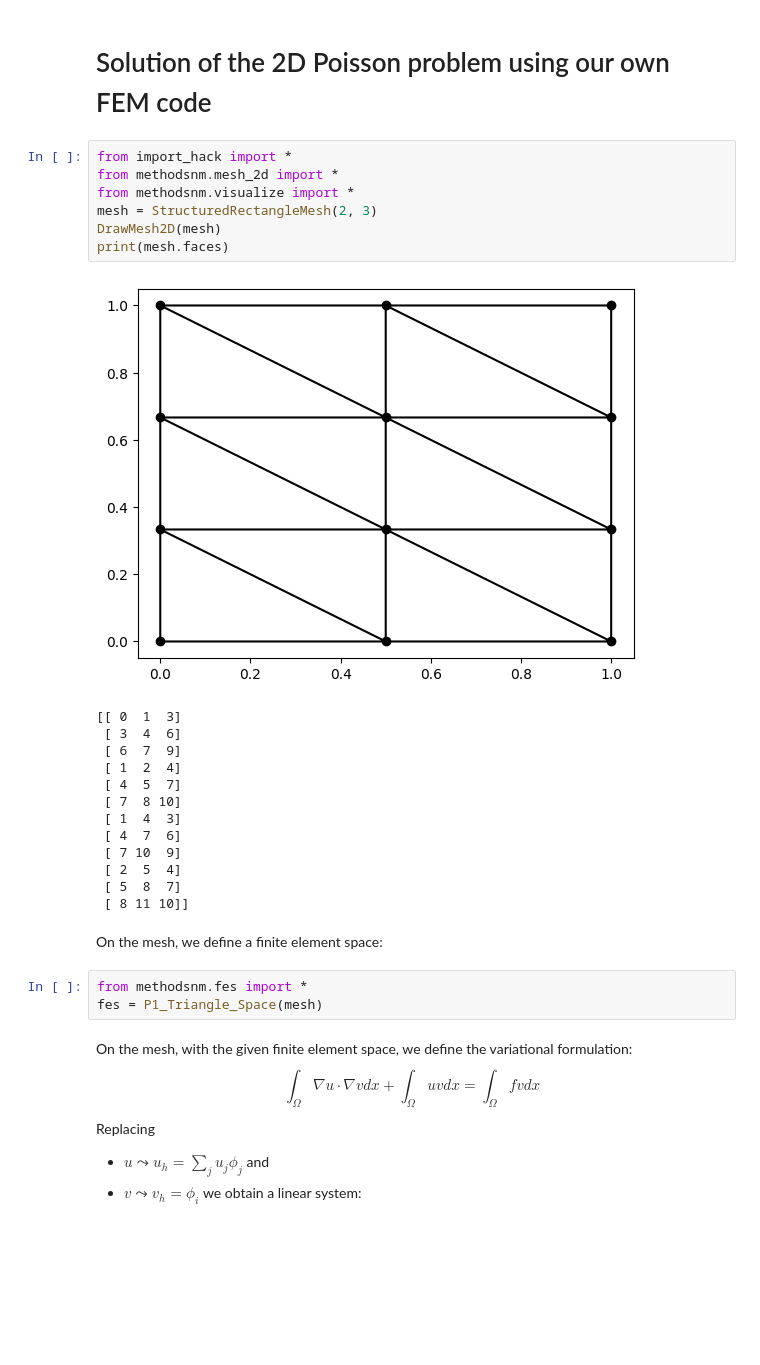
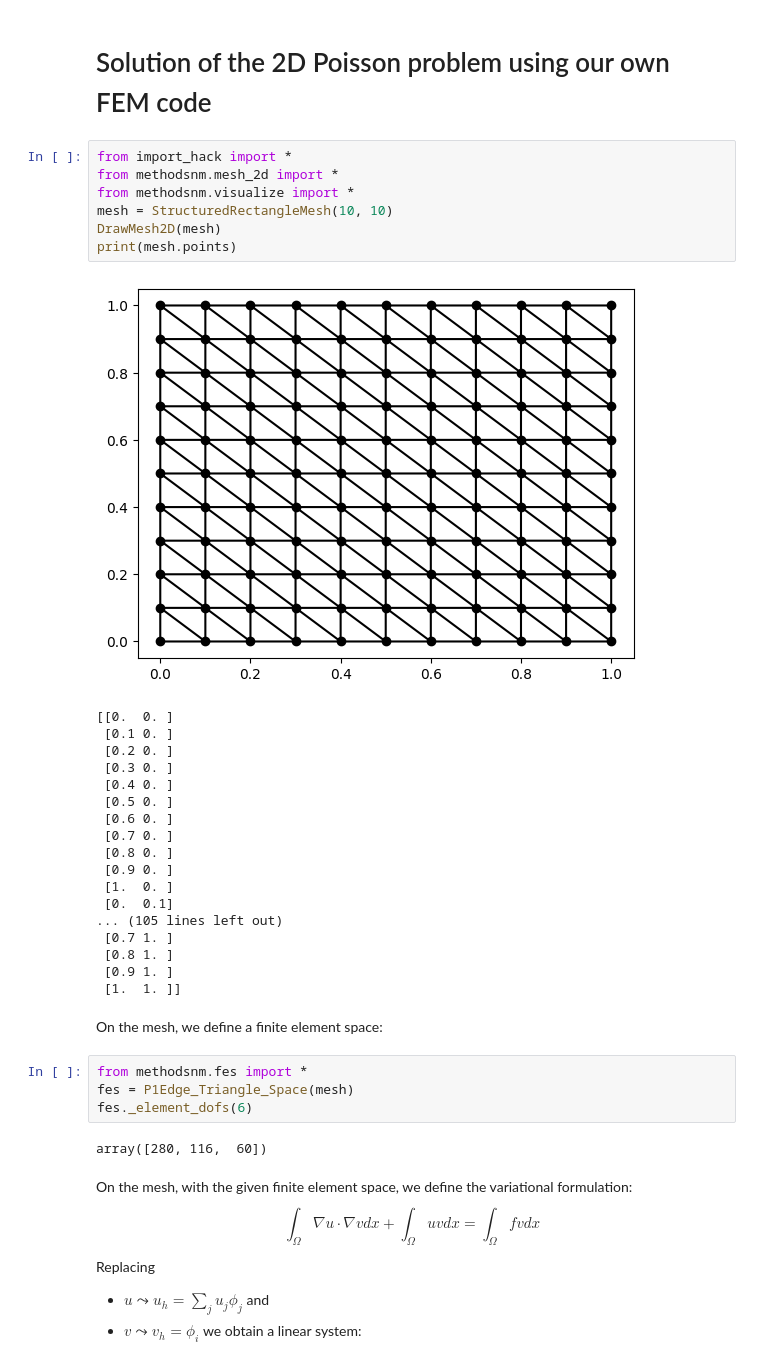
Before and after one commit to ilyagutkin/Bachelorarbeit-Rechenpraktikum-ilyagutkin, a Jupyter notebook: demos/simple_poisson_2d.ipynb, the cells around one changed output. Saved outputs shown, nothing was run; the diff lists cells and outputs as text; blank space fills up the shorter version.

```diff
--- a/demos/simple_poisson_2d.ipynb
+++ b/demos/simple_poisson_2d.ipynb
@@ -3,29 +3,37 @@
 # %%
 from import_hack import *
 from methodsnm.mesh_2d import *
 from methodsnm.visualize import *
-mesh = StructuredRectangleMesh(2, 3)
+mesh = StructuredRectangleMesh(10, 10)
 DrawMesh2D(mesh)
-print(mesh.faces)
+print(mesh.points)
 # %% [output]
-[figure, old version]
+[figure, new version]
-[[ 0  1  3]
- [ 3  4  6]
- [ 6  7  9]
- [ 1  2  4]
- [ 4  5  7]
- [ 7  8 10]
- [ 1  4  3]
- [ 4  7  6]
- [ 7 10  9]
- [ 2  5  4]
- [ 5  8  7]
- [ 8 11 10]]
+[[0.  0. ]
+ [0.1 0. ]
+ [0.2 0. ]
+ [0.3 0. ]
+ [0.4 0. ]
+ [0.5 0. ]
+ [0.6 0. ]
+ [0.7 0. ]
+ [0.8 0. ]
+ [0.9 0. ]
+ [1.  0. ]
+ [0.  0.1]
+... (105 lines left out)
+ [0.7 1. ]
+ [0.8 1. ]
+ [0.9 1. ]
+ [1.  1. ]]
 # %% [markdown]
 On the mesh, we define a finite element space:
 # %%
 from methodsnm.fes import *
-fes = P1_Triangle_Space(mesh)
+fes = P1Edge_Triangle_Space(mesh)
+fes._element_dofs(6)
+# %% [output]
+array([280, 116,  60])
 # %% [markdown]
 On the mesh, with the given finite element space, we define the variational formulation:
 $$
```
Also changed, not shown: parts of 4 cells of this notebook, 8 other files.
